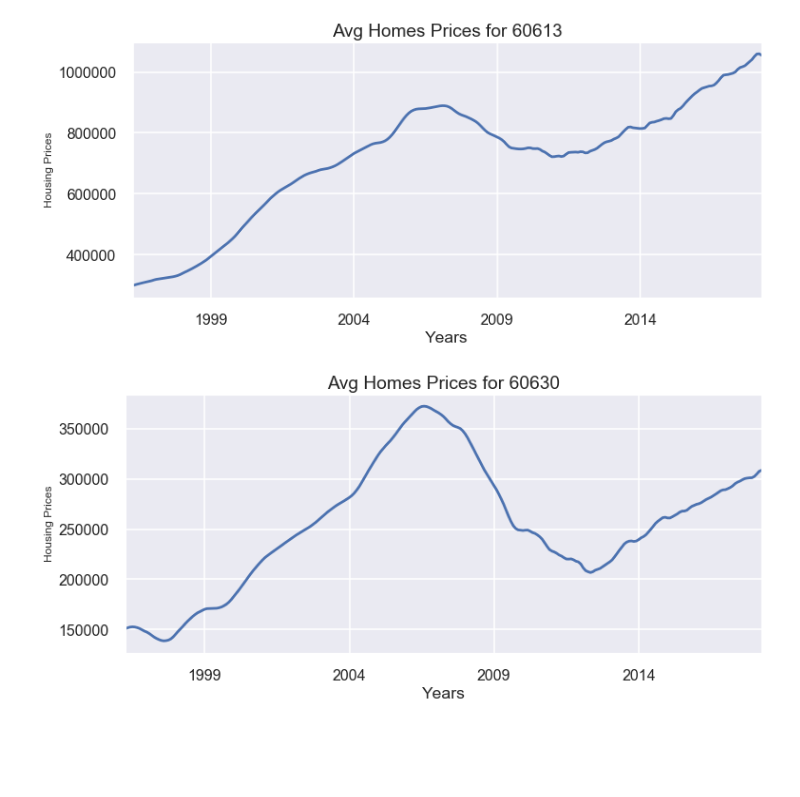
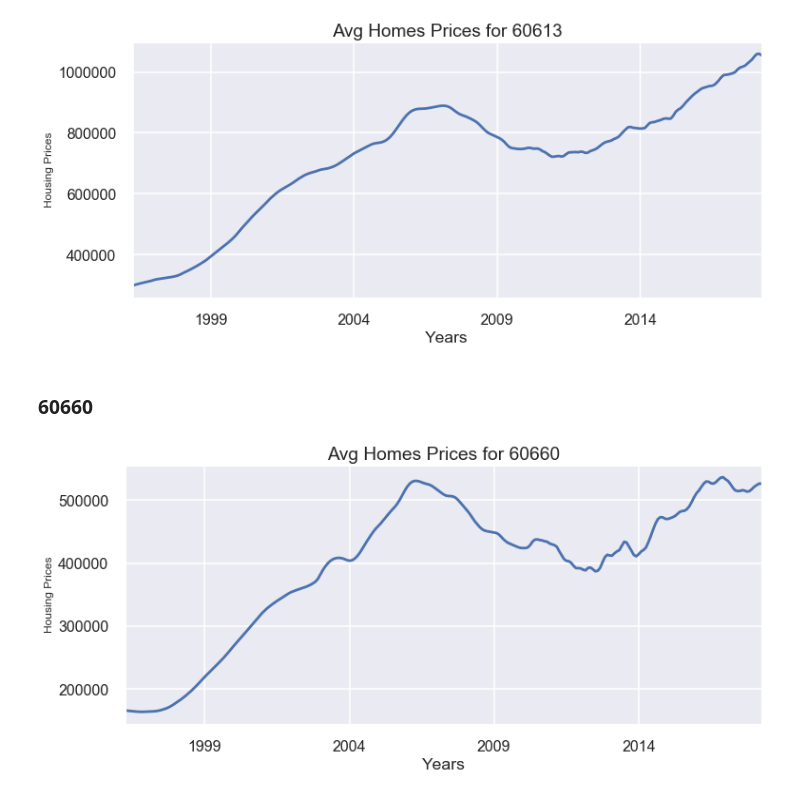
Before and after one commit to lemaster1/Time-Series-with-ARIMA-Models-Predicting-Top-5-Chicago-Zip-Codes-to-Invest, a Jupyter notebook: lemaster_mod_4.ipynb, the cells around one changed output. Cells and saved outputs as stored; diff of their text form; code cells hidden in the pictures; blank space fills up the shorter version.

```diff
--- a/lemaster_mod_4.ipynb
+++ b/lemaster_mod_4.ipynb
@@ -1105,13 +1150,15 @@ plt.xlabel('Years')
 plt.show()
 # %% [output]
 [figure]
+# %% [markdown]
+### 60660
 # %%
-zip_30 = get_ts_from_chicago(chicago, 60630)
+zip_60 = get_ts_from_chicago(chicago, 60660)
 # %%
-zip_30.plot()
-plt.title('Avg Homes Prices for 60630')
+zip_60.plot()
+plt.title('Avg Homes Prices for 60660')
 plt.ylabel('Housing Prices', fontsize= 12)
 plt.xlabel('Years')
 plt.show()
 # %% [output]
-[figure, old version]
+[figure, new version]
```
Also changed, not shown: parts of 84 cells of this notebook.
